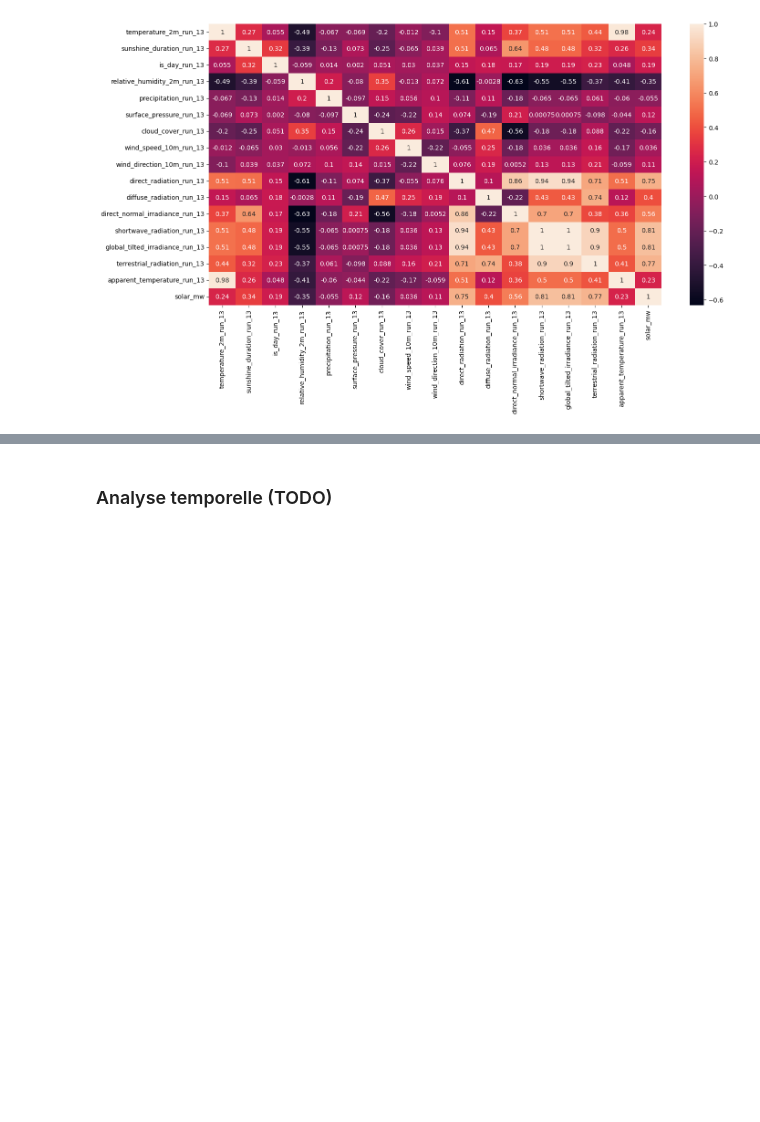
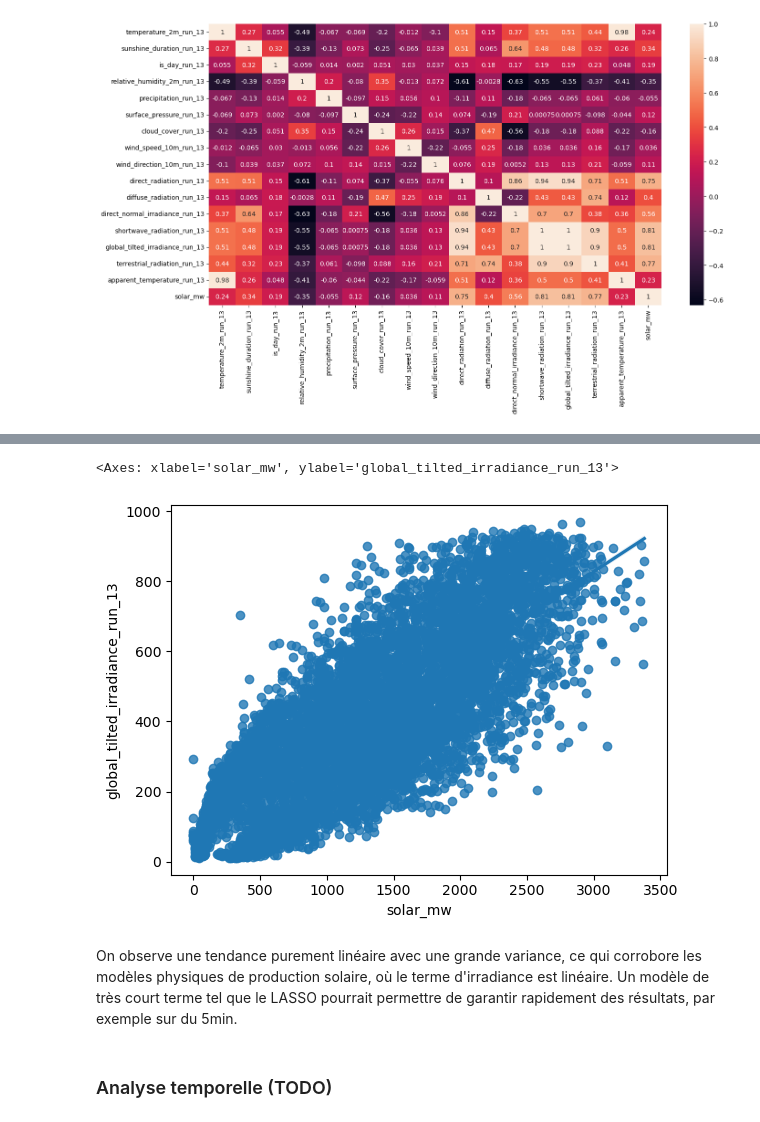
Before and after one commit to Simonsns/solar_prediction, a Jupyter notebook: notebooks/01_data_exploration.ipynb, the cells around one changed output, grey strips where cells are left out. Saved outputs shown, nothing was run; the diff lists cells and outputs as text; code cells hidden in the pictures; blank space fills up the shorter version.

```diff
--- a/notebooks/01_data_exploration.ipynb
+++ b/notebooks/01_data_exploration.ipynb
@@ -400,3 +425,11 @@ sns.heatmap(corr_pearson.loc[col_filter, col_filter], annot=True)
+# %%
+# Relations entre l'irradiance globale et la production solaire
+sns.regplot(data=df, x="solar_mw", y="global_tilted_irradiance_run_13", scatter=True)
+# %% [output]
+<Axes: xlabel='solar_mw', ylabel='global_tilted_irradiance_run_13'>
+[figure, added]
+# %% [markdown]
+On observe une tendance purement linéaire avec une grande variance, ce qui corrobore les modèles physiques de production solaire, où le terme d'irradiance est linéaire. Un modèle de très court terme tel que le LASSO pourrait permettre de garantir rapidement des résultats, par exemple sur du 5min.
 # %% [markdown]
 ### Analyse temporelle (TODO)
 # %% [markdown]
```
Also changed, not shown: parts of 27 cells of this notebook, 1 other file.
